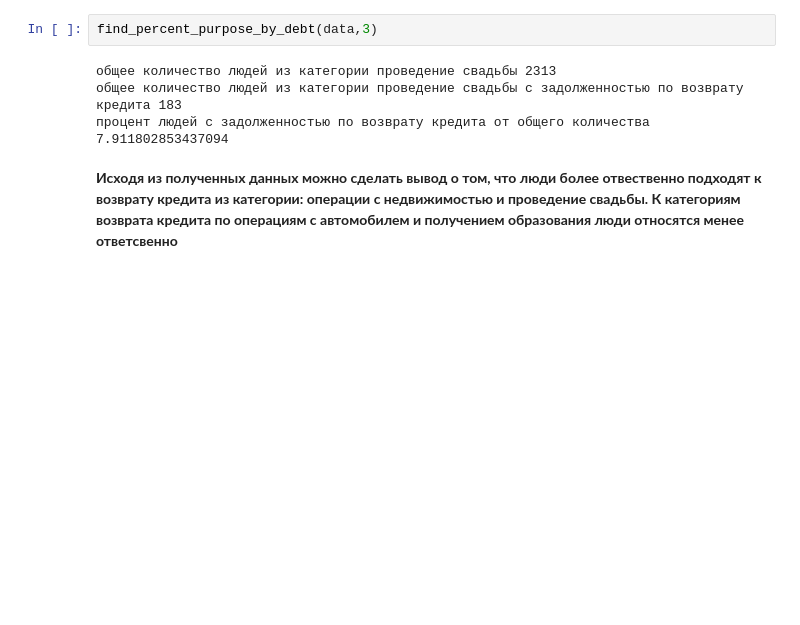
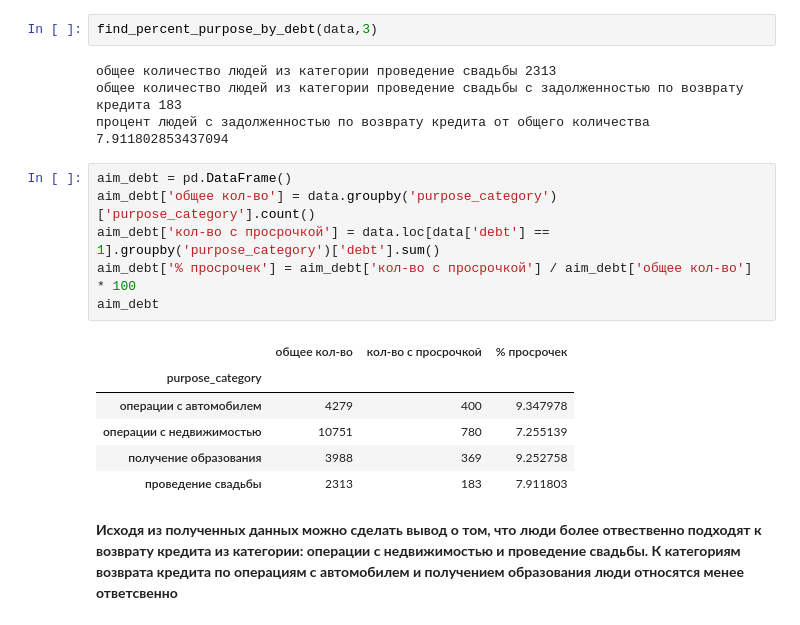
Before and after one commit to ild714/yandex_analitics, a Jupyter notebook: Sprint4/notebook.ipynb, the cells around one changed output. Drawn from its saved outputs; the diff is of its cells as text; blank space fills up the shorter version.

```diff
--- a/Sprint4/notebook.ipynb
+++ b/Sprint4/notebook.ipynb
@@ -678,6 +710,19 @@ find_percent_purpose_by_debt(data,3)
 общее количество людей из категории проведение свадьбы 2313
 общее количество людей из категории проведение свадьбы c задолженностью по возврату кредита 183
 процент людей с задолженностью по возврату кредита от общего количества 7.911802853437094
+# %%
+aim_debt = pd.DataFrame()
+aim_debt['общее кол-во'] = data.groupby('purpose_category')['purpose_category'].count()
+aim_debt['кол-во с просрочкой'] = data.loc[data['debt'] == 1].groupby('purpose_category')['debt'].sum()
+aim_debt['% просрочек'] = aim_debt['кол-во с просрочкой'] / aim_debt['общее кол-во'] * 100
+aim_debt
+# %% [output]
+|  | общее кол-во | кол-во с просрочкой | % просрочек |
+| purpose_category |  |  |  |
+| операции с автомобилем | 4279 | 400 | 9.347978 |
+| операции с недвижимостью | 10751 | 780 | 7.255139 |
+| получение образования | 3988 | 369 | 9.252758 |
+| проведение свадьбы | 2313 | 183 | 7.911803 |
 # %% [markdown]
 **Исходя из полученных данных можно сделать вывод о том, что люди более отвественно подходят к возврату кредита из категории: операции с недвижимостью и проведение свадьбы. К категориям возврата кредита по операциям с автомобилем и получением образования люди относятся менее ответсвенно**
 # %% [markdown]
```
Also changed, not shown: parts of 6 cells of this notebook.
